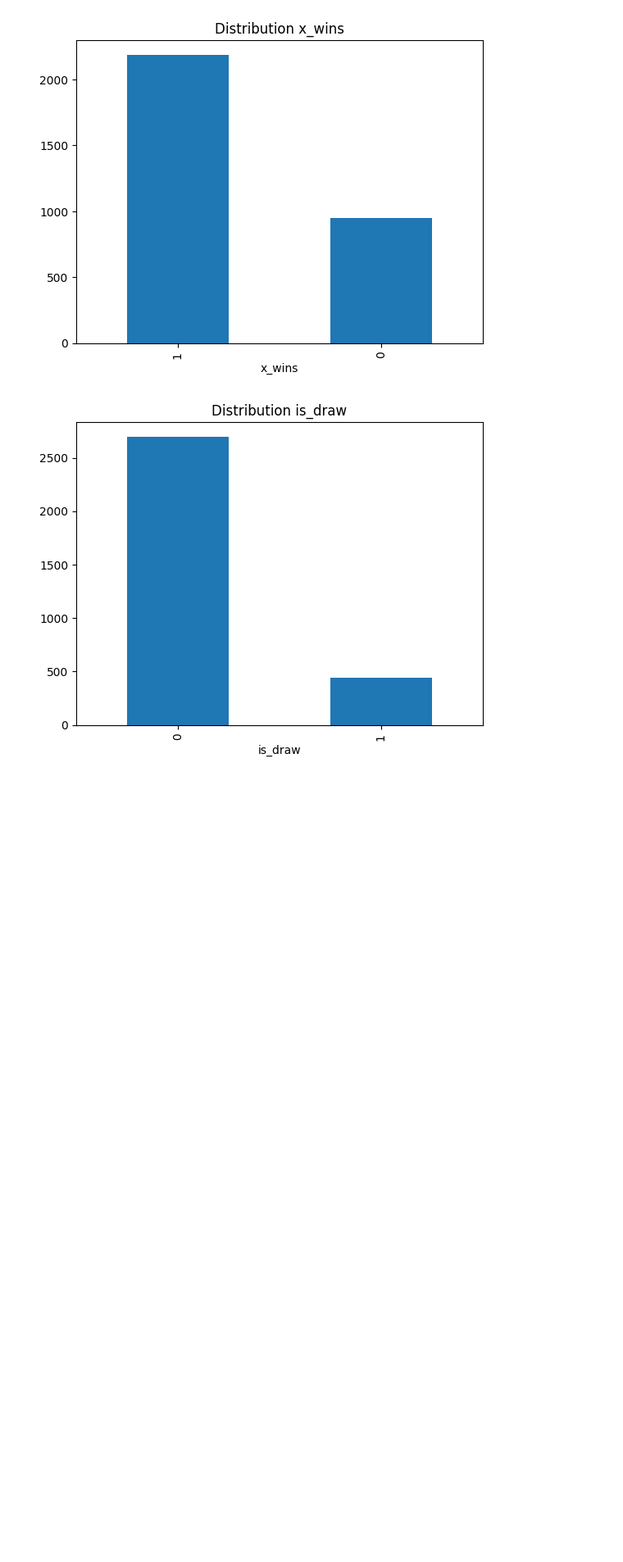
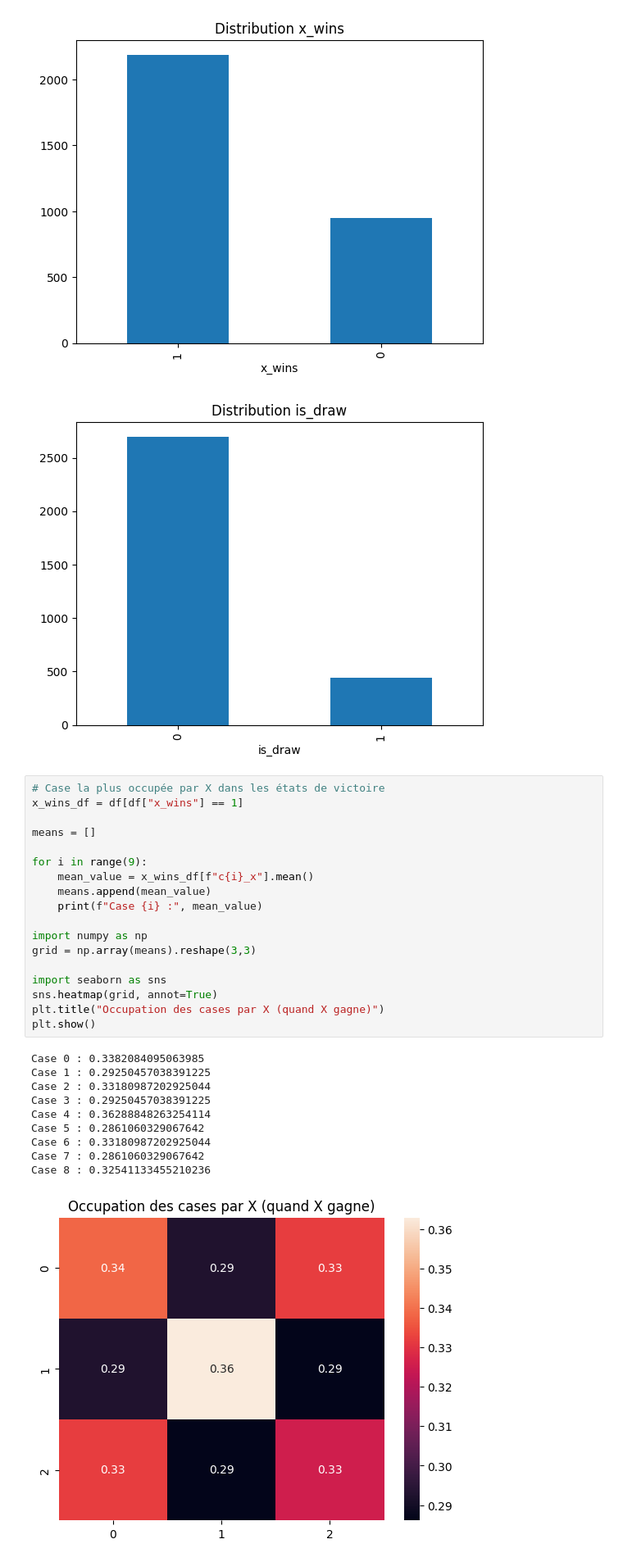
Before and after one commit to aikafitia/ML-Exam, a Jupyter notebook: notebook/notebook.ipynb, the cells around one changed output. Shown at 82% size. Saved outputs shown, nothing was run; the diff lists cells and outputs as text; blank space fills up the shorter version.

```diff
--- a/notebook/notebook.ipynb
+++ b/notebook/notebook.ipynb
@@ -61,4 +32,33 @@ plt.show()
 # %% [output]
 [figure]
 [figure]
+# %%
+# Case la plus occupée par X dans les états de victoire
+x_wins_df = df[df["x_wins"] == 1]
+
+means = []
+
+for i in range(9):
+    mean_value = x_wins_df[f"c{i}_x"].mean()
+    means.append(mean_value)
+    print(f"Case {i} :", mean_value)
+
+import numpy as np
+grid = np.array(means).reshape(3,3)
+
+import seaborn as sns
+sns.heatmap(grid, annot=True)
+plt.title("Occupation des cases par X (quand X gagne)")
+plt.show()
+# %% [output]
+Case 0 : 0.3382084095063985
+Case 1 : 0.29250457038391225
+Case 2 : 0.33180987202925044
+Case 3 : 0.29250457038391225
+Case 4 : 0.36288848263254114
+Case 5 : 0.2861060329067642
+Case 6 : 0.33180987202925044
+Case 7 : 0.2861060329067642
+Case 8 : 0.32541133455210236
+[figure, added]
 # %%
```
Also changed, not shown: parts of 8 cells of this notebook.
